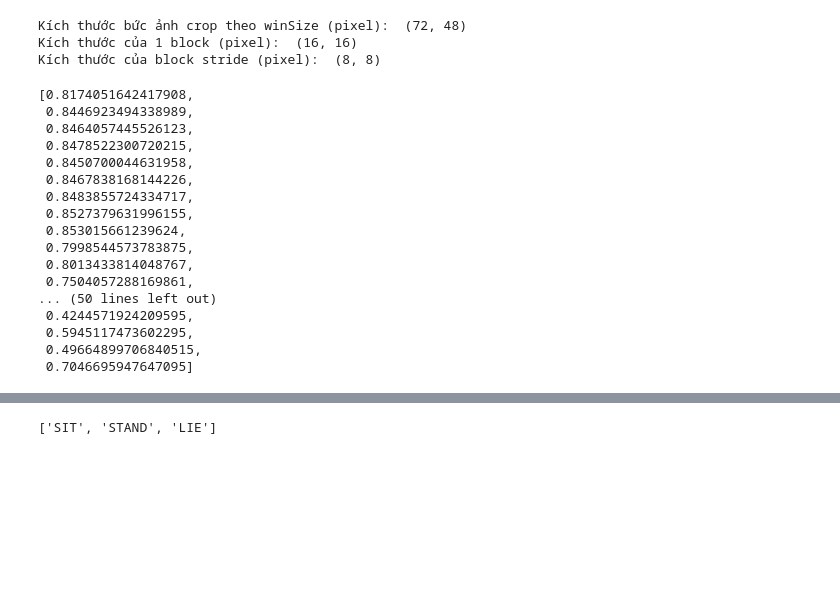
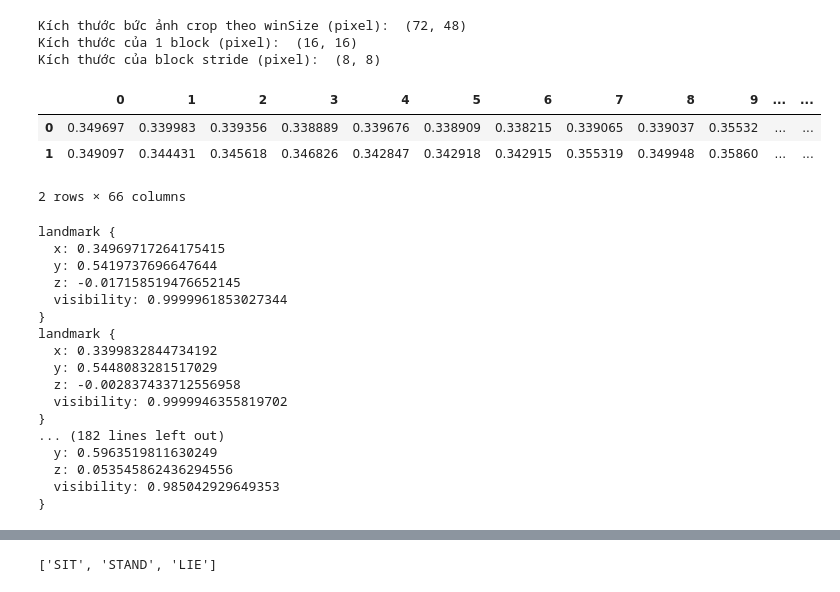
Before and after one commit to DAVID-NGUYEN-S16/Final-machine-learning, a Jupyter notebook: main_train.ipynb, the cells around one changed output, grey strips where cells are left out. Drawn from its saved outputs; the diff is of its cells as text; code cells hidden in the pictures; blank space fills up the shorter version.

```diff
--- a/main_train.ipynb
+++ b/main_train.ipynb
@@ -104,24 +104,49 @@ def detectPose(image):
     return xs + ys
-# %%
-detectPose(cv2.imread(r"E:\freelance\Job01\image_org_ot.png"))
-# %% [output]
-[0.8174051642417908,
- 0.8446923494338989,
- 0.8464057445526123,
- 0.8478522300720215,
- 0.8450700044631958,
- 0.8467838168144226,
- 0.8483855724334717,
- 0.8527379631996155,
- 0.853015661239624,
- 0.7998544573783875,
- 0.8013433814048767,
- 0.7504057288169861,
-... (50 lines left out)
- 0.4244571924209595,
- 0.5945117473602295,
- 0.49664899706840515,
- 0.7046695947647095]
+# %%
+a = detectPose(cv2.imread(r"Label_data\LIE\fall001.jpg"))
+b = detectPose(cv2.imread(r"Label_data\LIE\Screenshot 2023-12-19 125800.png"))
+
+# create a DataFrame
+df = pd.DataFrame([a, b])
+df
+# %% [output]
+|  | 0 | 1 | 2 | 3 | 4 | 5 | 6 | 7 | 8 | 9 | ... | ... |
+| 0 | 0.349697 | 0.339983 | 0.339356 | 0.338889 | 0.339676 | 0.338909 | 0.338215 | 0.339065 | 0.339037 | 0.35532 | ... | ... |
+| 1 | 0.349097 | 0.344431 | 0.345618 | 0.346826 | 0.342847 | 0.342918 | 0.342915 | 0.355319 | 0.349948 | 0.35860 | ... | ... |
+2 rows × 66 columns
+# %%
+img = cv2.imread(r"Label_data\LIE\fall001.jpg")
+white_img = np.zeros_like(img)
+imageRGB = cv2.cvtColor(img, cv2.COLOR_BGR2RGB)
+results = pose.process(imageRGB)
+print(results.pose_landmarks)
+if results.pose_landmarks:
+    # Lặp qua các điểm landmarks và in tọa độ của chúng
+    height, width, _ = img.shape
+    xs = []
+    ys = []
+    for landmark in results.pose_landmarks.landmark:
+        x, y = int(landmark.x * width), int(landmark.y * height)
+        xs.append(landmark.x)
+        ys.append(landmark.y)
+# %% [output]
+landmark {
+  x: 0.34969717264175415
+  y: 0.5419737696647644
+  z: -0.017158519476652145
+  visibility: 0.9999961853027344
+}
+landmark {
+  x: 0.3399832844734192
+  y: 0.5448083281517029
+  z: -0.002837433712556958
+  visibility: 0.9999946355819702
+}
+... (182 lines left out)
+  y: 0.5963519811630249
+  z: 0.053545862436294556
+  visibility: 0.985042929649353
+}
 # %%
 data_lie = glob.glob("./Label_data/LIE/*")
 # %%
```
Also changed, not shown: parts of 40 cells of this notebook, 16 other files.
